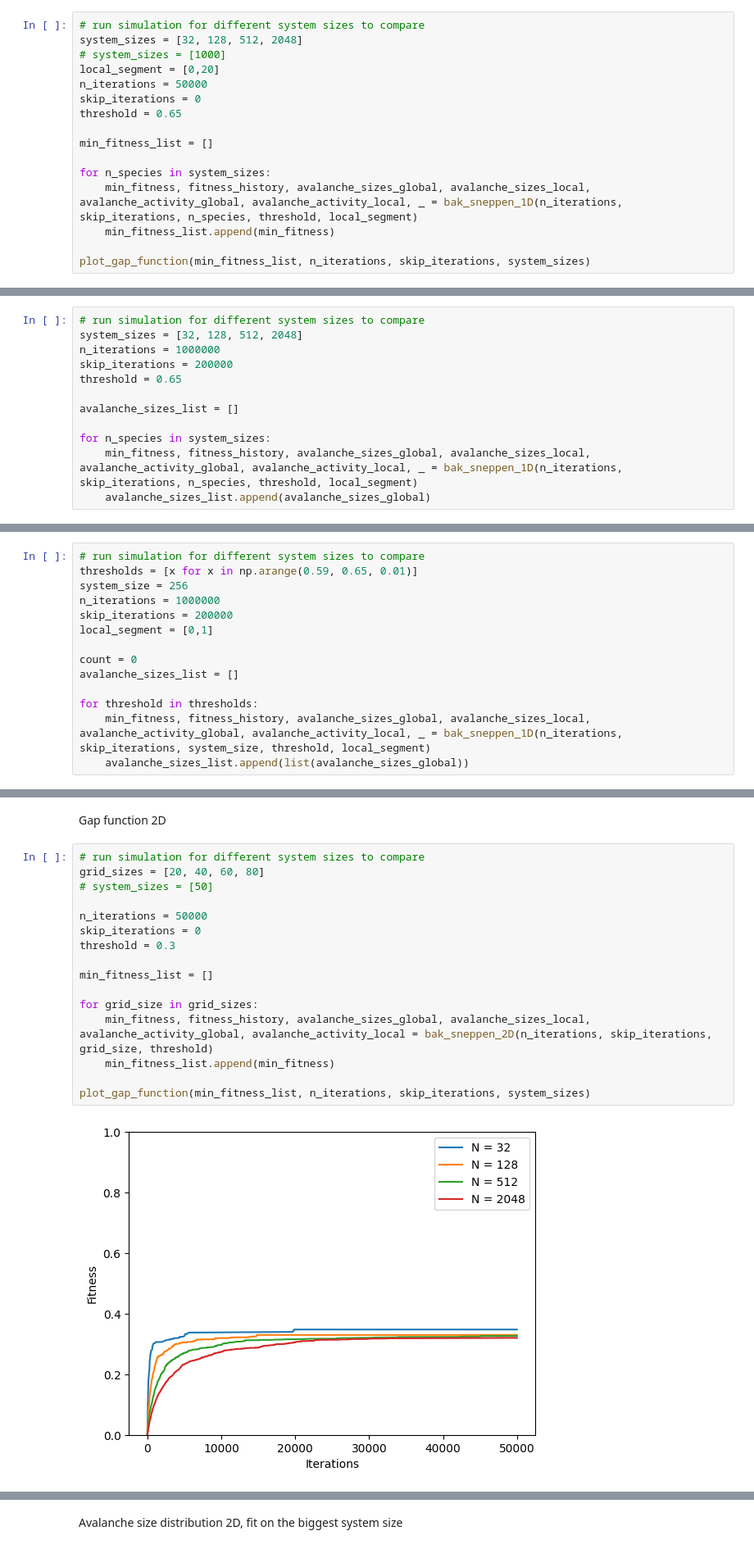
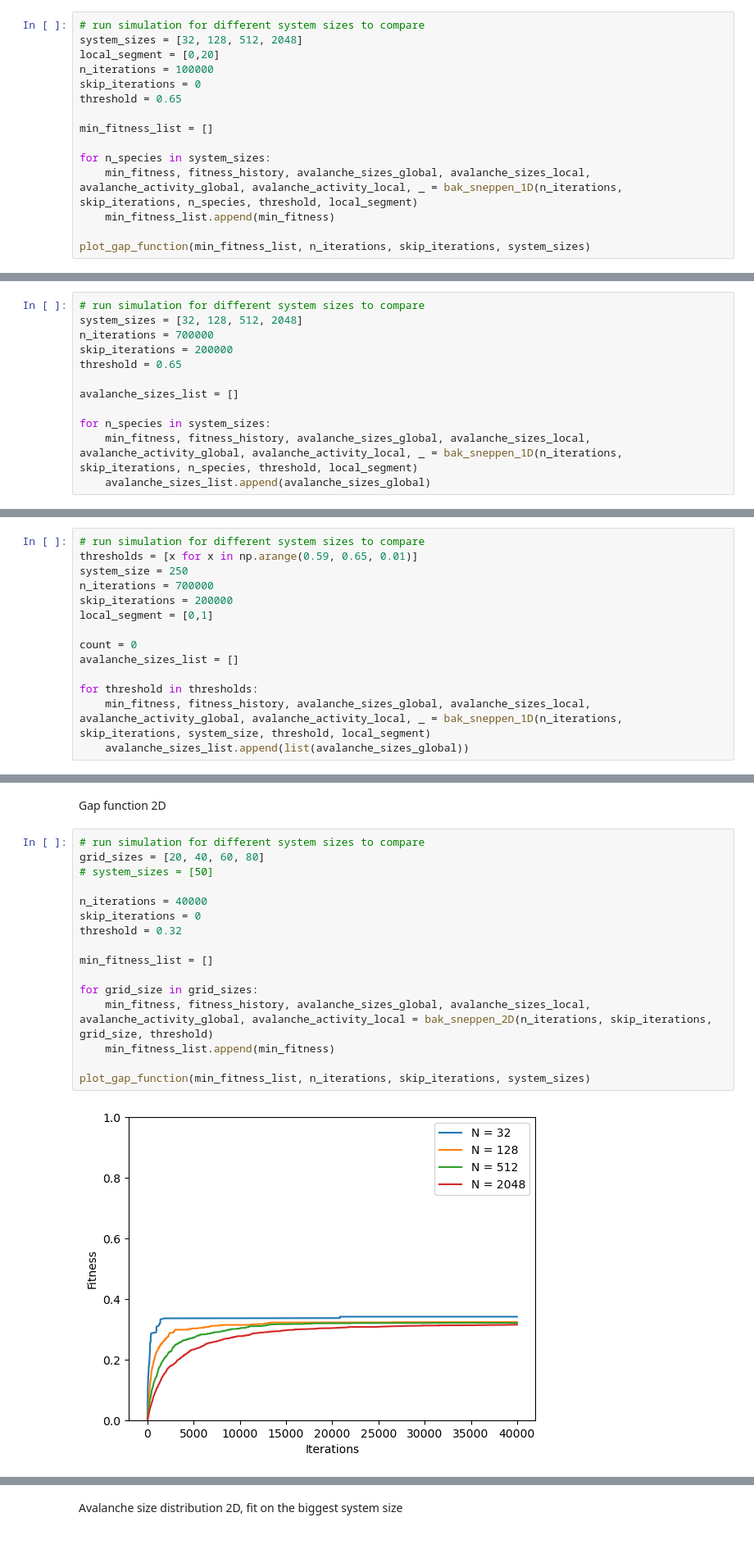
Before and after one commit to elizllaw/CSS_group0, a Jupyter notebook: main_basic_model.ipynb, the cells around one changed output, grey strips where cells are left out. Shown: that part at 82% size. Saved outputs shown, nothing was run; the diff lists cells and outputs as text.

```diff
--- a/main_basic_model.ipynb
+++ b/main_basic_model.ipynb
@@ -329,9 +329,8 @@ Plot 1D gap function
 # %%
 # run simulation for different system sizes to compare
 system_sizes = [32, 128, 512, 2048]
-# system_sizes = [1000]
 local_segment = [0,20]
-n_iterations = 50000
+n_iterations = 100000
 skip_iterations = 0
 threshold = 0.65
 
@@ -350,7 +349,7 @@ Avalanche size distribution 1D, fit on the biggest system size
 # %%
 # run simulation for different system sizes to compare
 system_sizes = [32, 128, 512, 2048]
-n_iterations = 1000000
+n_iterations = 700000
 skip_iterations = 200000
 threshold = 0.65
 
@@ -376,8 +375,8 @@ Threshold variation 1D
 # %%
 # run simulation for different system sizes to compare
 thresholds = [x for x in np.arange(0.59, 0.65, 0.01)]
-system_size = 256
-n_iterations = 1000000
+system_size = 250
+n_iterations = 700000
 skip_iterations = 200000
 local_segment = [0,1]
 
@@ -397,18 +396,18 @@ Gap function 2D
 # %%
 # run simulation for different system sizes to compare
 grid_sizes = [20, 40, 60, 80]
 # system_sizes = [50]
 
-n_iterations = 50000
+n_iterations = 40000
 skip_iterations = 0
-threshold = 0.3
+threshold = 0.32
 
 min_fitness_list = []
 
 for grid_size in grid_sizes:
     min_fitness, fitness_history, avalanche_sizes_global, avalanche_sizes_local, avalanche_activity_global, avalanche_activity_local = bak_sneppen_2D(n_iterations, skip_iterations, grid_size, threshold)
     min_fitness_list.append(min_fitness)
 
 plot_gap_function(min_fitness_list, n_iterations, skip_iterations, system_sizes)
 # %% [output]
-[figure, old version]
+[figure, new version]
```
Also changed, not shown: parts of 11 cells of this notebook.
